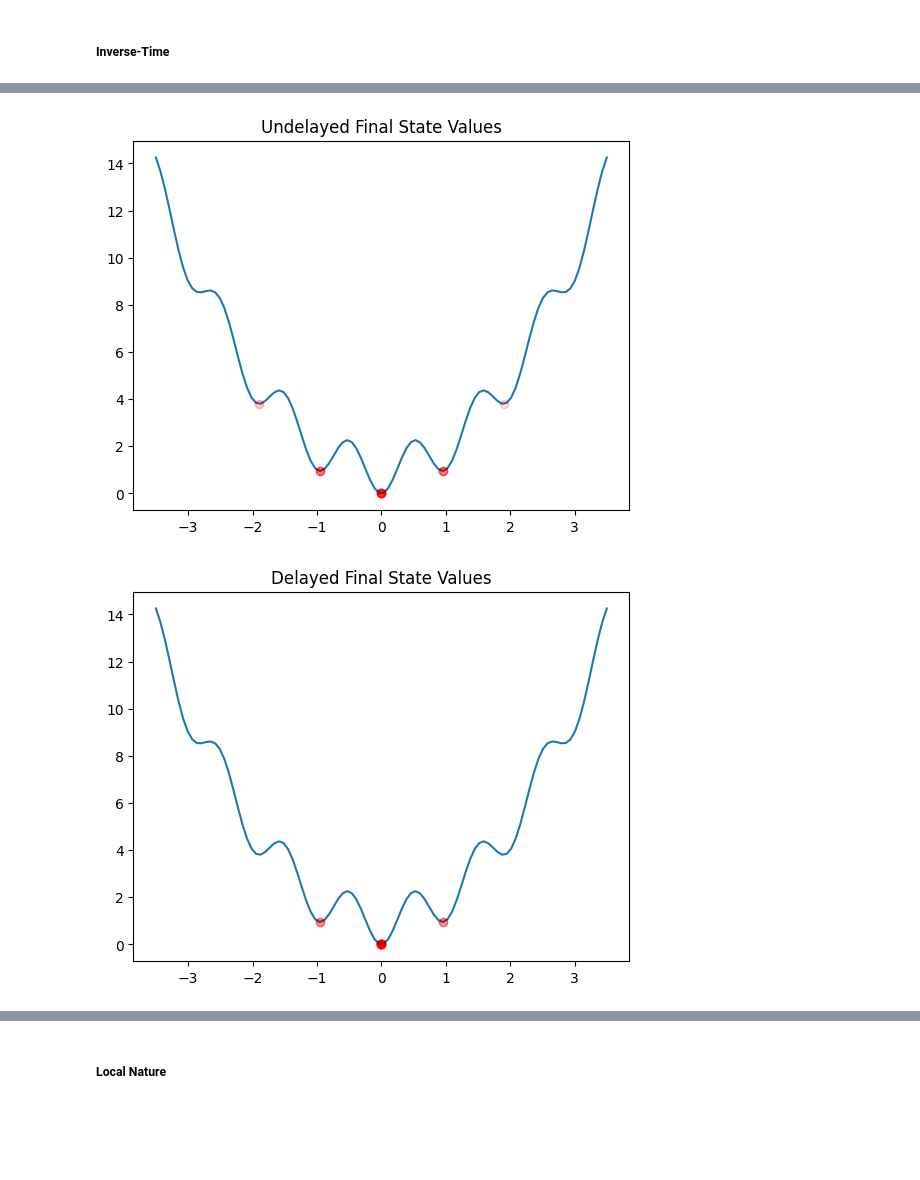
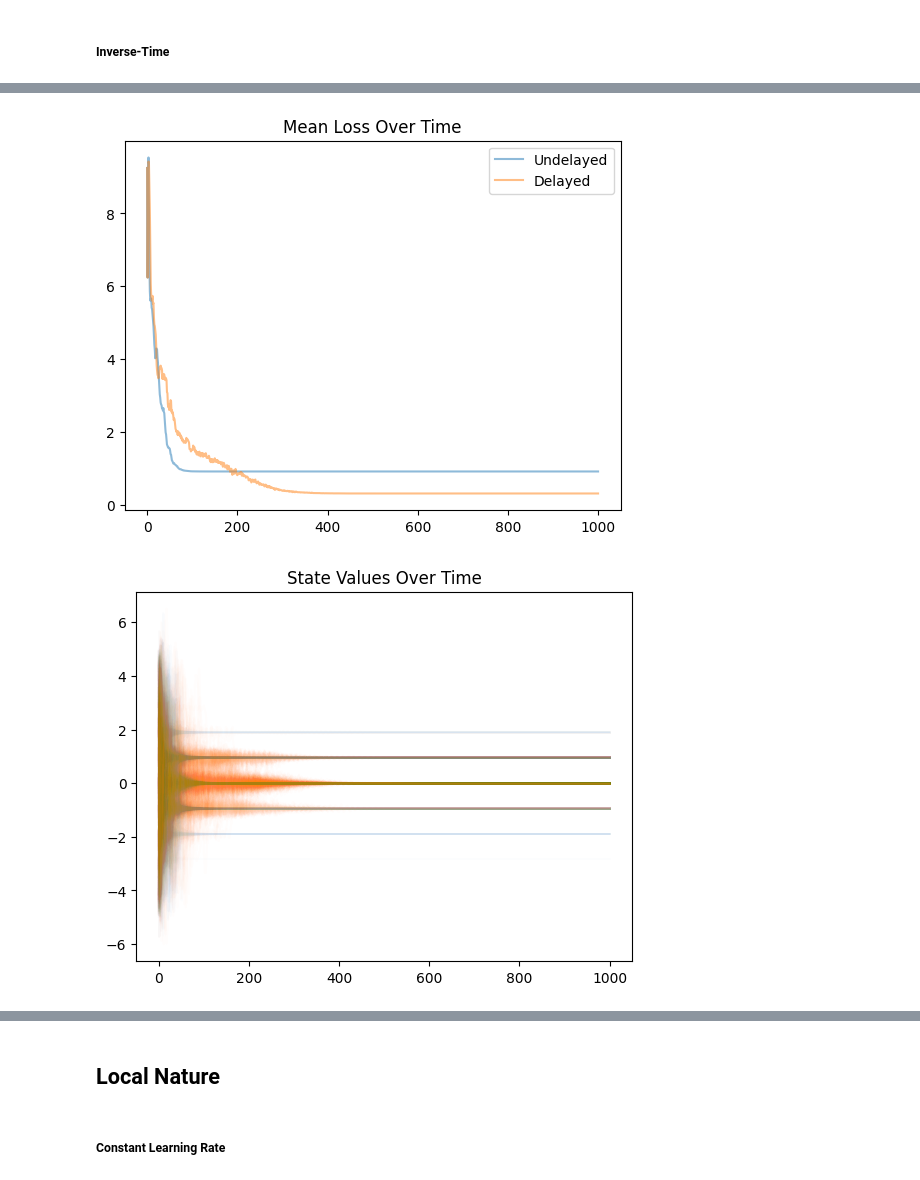
Before and after one commit to ebensonm/delay-optimizer, a Jupyter notebook: DelayEffects/stability.ipynb, the cells around one changed output, grey strips where cells are left out. Cells and saved outputs as stored; diff of their text form; code cells hidden in the pictures; blank space fills up the shorter version.

```diff
--- a/DelayEffects/stability.ipynb
+++ b/DelayEffects/stability.ipynb
@@ -210,20 +166,12 @@ plt.show()
-# %%
-x = np.linspace(-3.5,3.5,100)
-y = [loss.loss(np.array([val])) for val in x]
-
-plt.plot(x, y, label="Loss Function")
-plt.scatter(undel_inv_data.get_finals(undel_inv_data.state_vals), undel_inv_data.get_finals(undel_inv_data.loss_vals), label="Undelayed Final States", color="red", alpha=0.01, zorder=10)
-plt.title("Undelayed Final State Values")
-plt.show()
-# %% [output]
-[figure, removed]
-# %%
-x = np.linspace(-3.5,3.5,100)
-y = [loss.loss(np.array([val])) for val in x]
-
-plt.plot(x, y, label="Loss Function")
-plt.scatter(del_inv_data.get_finals(del_inv_data.state_vals), del_inv_data.get_finals(del_inv_data.loss_vals), label="Delayed Final States", color="red", alpha=0.01, zorder=10)
-plt.title("Delayed Final State Values")
-plt.show()
-# %% [output]
-[figure, removed]
+# %%
+undel_data = undel_inv_data
+del_data = del_inv_data
+xlim = [-3, 3]
+
+plot_time_loss(undel_data, del_data)
+plot_time_state(undel_data, del_data)
+plot_final_states(undel_data, xlim=xlim)
+plot_final_states(del_data, xlim=xlim)
+# %% [output]
+[figure, added]
+[figure, added]
@@ -230,3 +180,3 @@ plt.show()
 # %% [markdown]
-##### Local Nature
+## Local Nature
 # %%
@@ -234 +184,3 @@ x_inits = np.random.uniform(-.05, .05, 250).reshape(-1,1)
 stable_handler.load_points(x_inits)
+# %% [markdown]
+##### Constant Learning Rate
```
Also changed, not shown: parts of 35 cells of this notebook.
